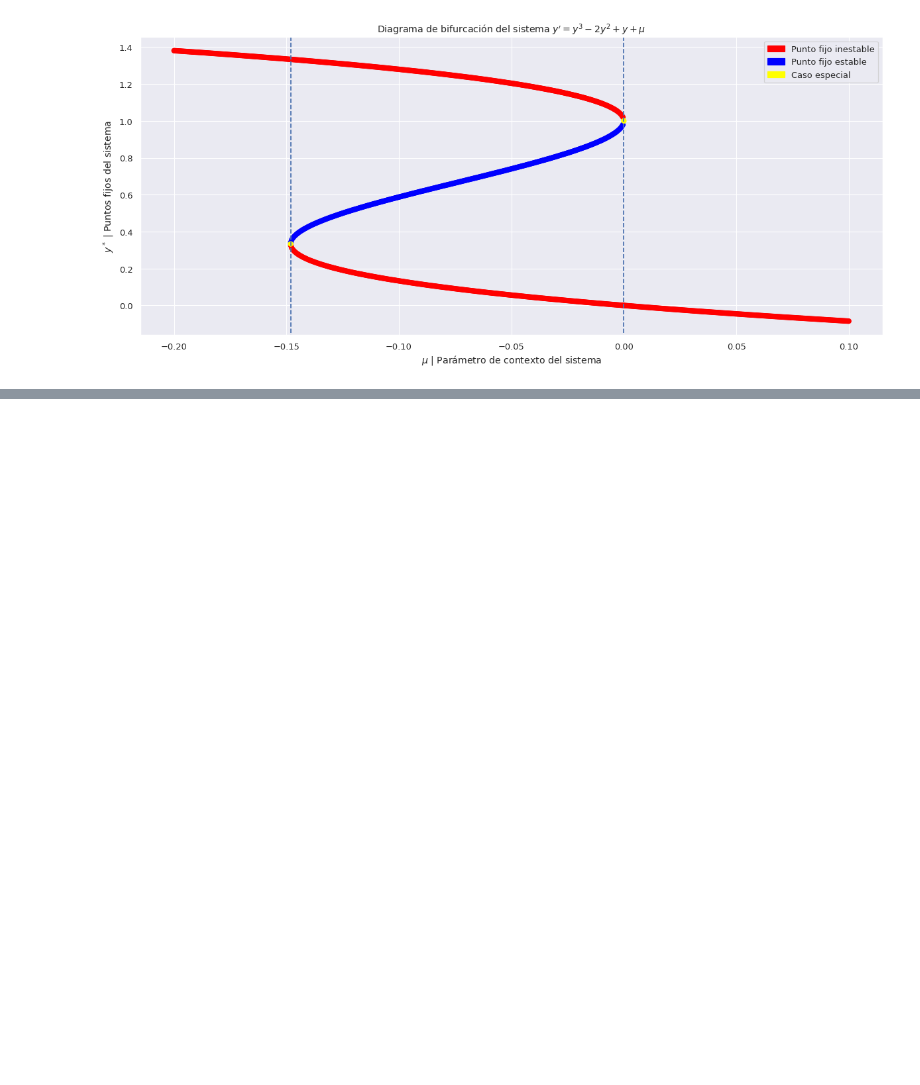
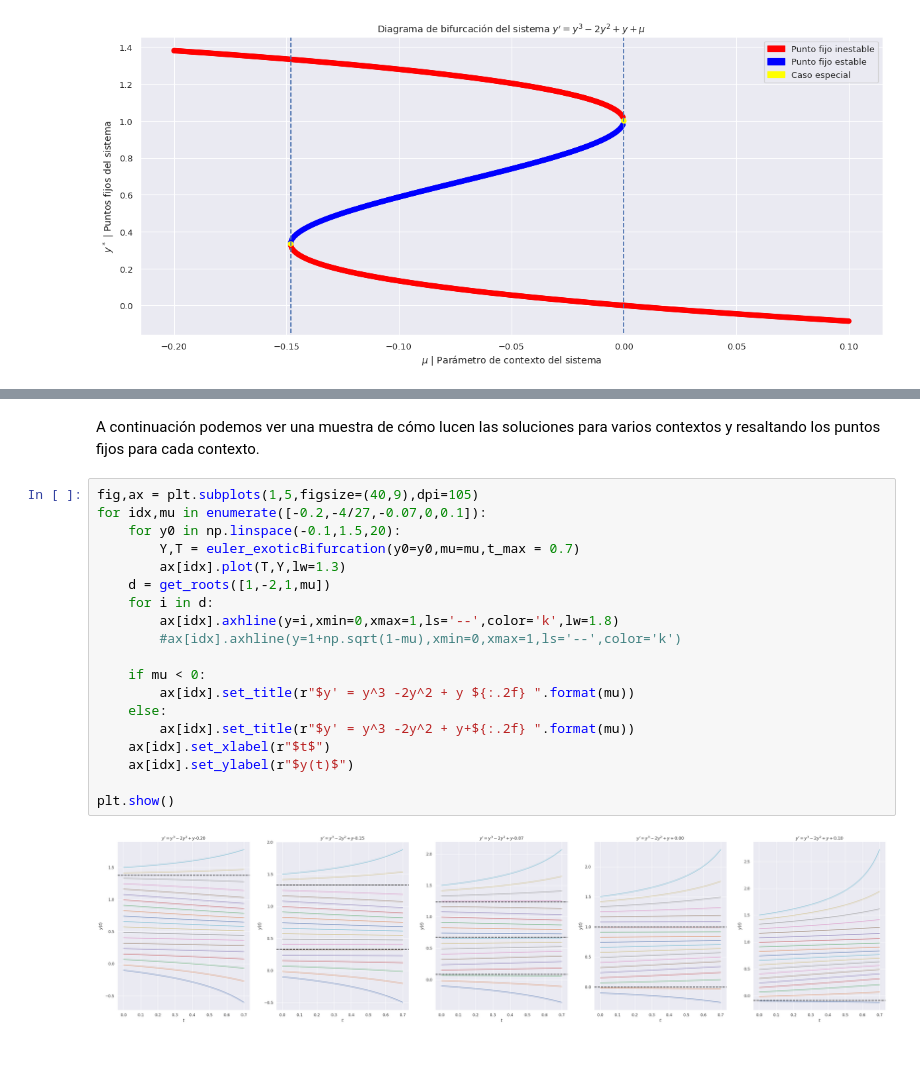
Before and after one commit to uncrayon/coding-challenge, a Jupyter notebook: pendulo/notebook_1.ipynb, the cells around one changed output, grey strips where cells are left out. Cells and saved outputs as stored; diff of their text form; blank space fills up the shorter version.

```diff
--- a/pendulo/notebook_1.ipynb
+++ b/pendulo/notebook_1.ipynb
@@ -885,0 +922,25 @@ Si leemos de izquierda a derecha entonces tenemos primero un punto fijo que es i
+# %% [markdown]
+A continuación podemos ver una muestra de cómo lucen las soluciones para varios contextos y resaltando los puntos fijos para cada contexto.
+# %%
+fig,ax = plt.subplots(1,5,figsize=(40,9),dpi=105)
+for idx,mu in enumerate([-0.2,-4/27,-0.07,0,0.1]):
+    for y0 in np.linspace(-0.1,1.5,20):
+        Y,T = euler_exoticBifurcation(y0=y0,mu=mu,t_max = 0.7)
+        ax[idx].plot(T,Y,lw=1.3)
+    d = get_roots([1,-2,1,mu])
+    for i in d:
+        ax[idx].axhline(y=i,xmin=0,xmax=1,ls='--',color='k',lw=1.8)
+        #ax[idx].axhline(y=1+np.sqrt(1-mu),xmin=0,xmax=1,ls='--',color='k')
+
+    if mu < 0:
+        ax[idx].set_title(r"$y' = y^3 -2y^2 + y ${:.2f} ".format(mu))
+    else:
+        ax[idx].set_title(r"$y' = y^3 -2y^2 + y+${:.2f} ".format(mu))
+    ax[idx].set_xlabel(r"$t$")
+    ax[idx].set_ylabel(r"$y(t)$")
+
+plt.show()
+# %% [output]
+[figure, added]
+# %% [markdown]
+#
```
Also changed, not shown: parts of 2 cells of this notebook.
